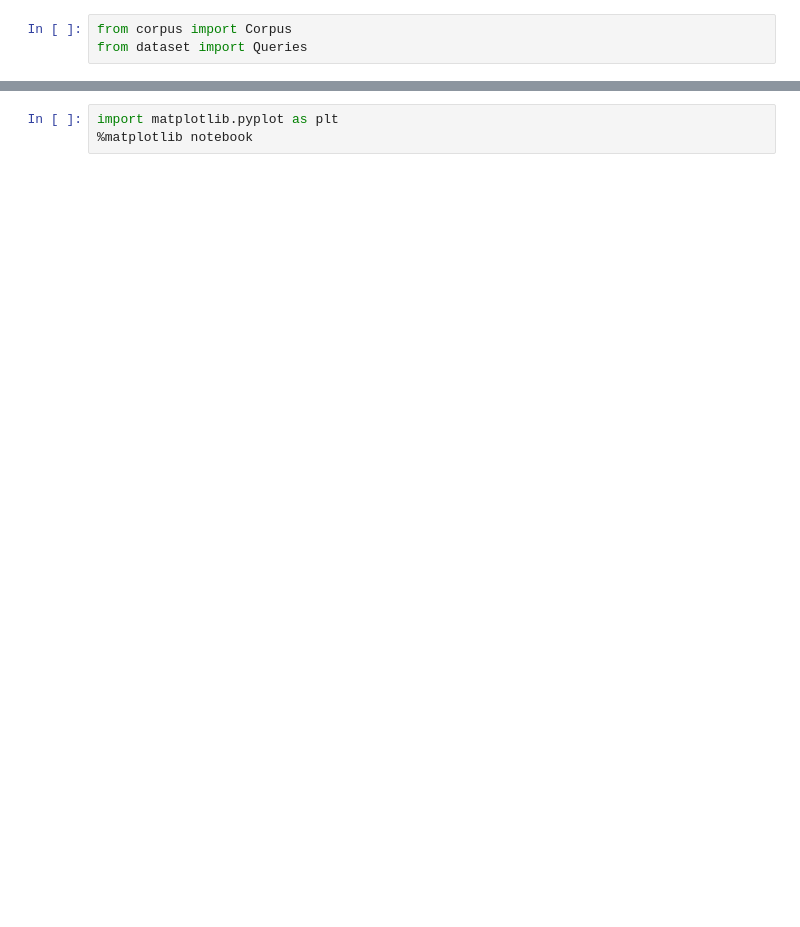
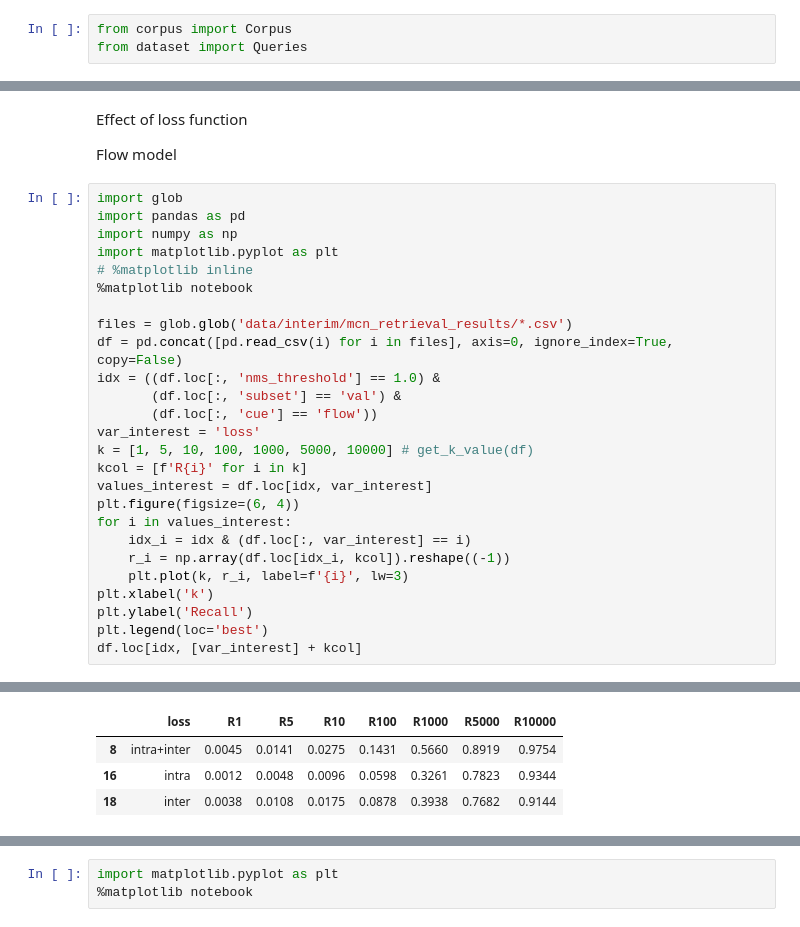
Before and after one commit to escorciav/moments-retrieval, a Jupyter notebook: 2.retrieval-over-corpus.ipynb, the cells around one changed output, grey strips where cells are left out. Drawn from its saved outputs; the diff is of its cells as text; blank space fills up the shorter version.

```diff
--- a/2.retrieval-over-corpus.ipynb
+++ b/2.retrieval-over-corpus.ipynb
@@ -330,0 +226,31 @@ mRank=2889.13;
+# %% [markdown]
+Effect of loss function
+
+Flow model
+# %%
+import glob
+import pandas as pd
+import numpy as np
+import matplotlib.pyplot as plt
+# %matplotlib inline
+%matplotlib notebook
+
+files = glob.glob('data/interim/mcn_retrieval_results/*.csv')
+df = pd.concat([pd.read_csv(i) for i in files], axis=0, ignore_index=True, copy=False)
+idx = ((df.loc[:, 'nms_threshold'] == 1.0) &
+       (df.loc[:, 'subset'] == 'val') &
+       (df.loc[:, 'cue'] == 'flow'))
+var_interest = 'loss'
+k = [1, 5, 10, 100, 1000, 5000, 10000] # get_k_value(df)
+kcol = [f'R{i}' for i in k]
+values_interest = df.loc[idx, var_interest]
+plt.figure(figsize=(6, 4))
+for i in values_interest:
+    idx_i = idx & (df.loc[:, var_interest] == i)
+    r_i = np.array(df.loc[idx_i, kcol]).reshape((-1))
+    plt.plot(k, r_i, label=f'{i}', lw=3)
+plt.xlabel('k')
+plt.ylabel('Recall')
+plt.legend(loc='best')
+df.loc[idx, [var_interest] + kcol]
+# %% [output]
@@ -330,0 +259,4 @@ mRank=2889.13;
+|  | loss | R1 | R5 | R10 | R100 | R1000 | R5000 | R10000 |
+| 8 | intra+inter | 0.0045 | 0.0141 | 0.0275 | 0.1431 | 0.5660 | 0.8919 | 0.9754 |
+| 16 | intra | 0.0012 | 0.0048 | 0.0096 | 0.0598 | 0.3261 | 0.7823 | 0.9344 |
+| 18 | inter | 0.0038 | 0.0108 | 0.0175 | 0.0878 | 0.3938 | 0.7682 | 0.9144 |
```
Also changed, not shown: parts of 38 cells of this notebook, 1 other file.
